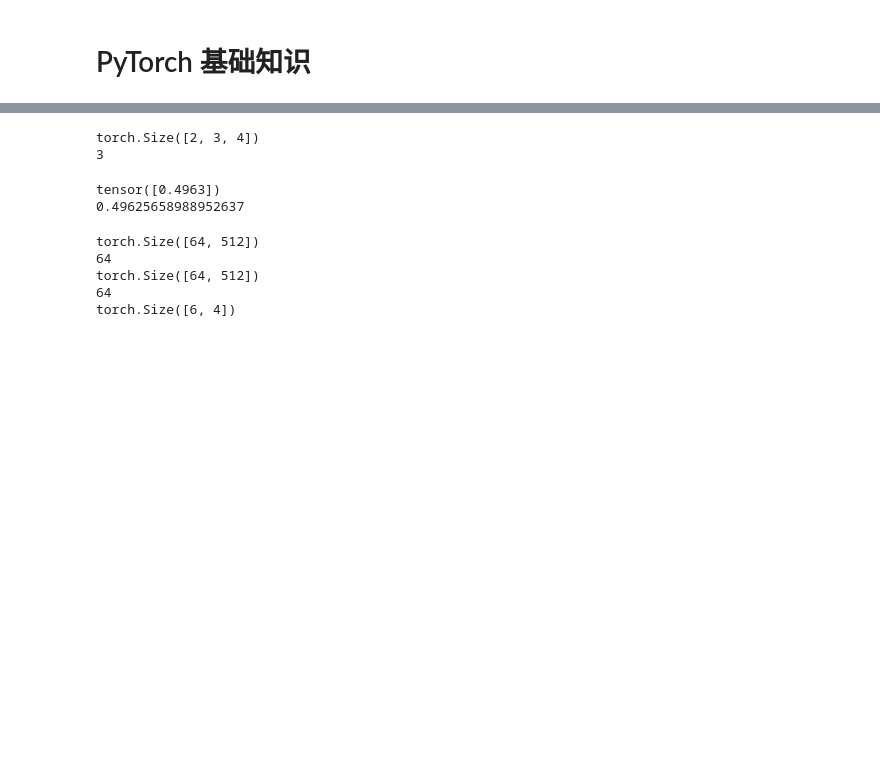
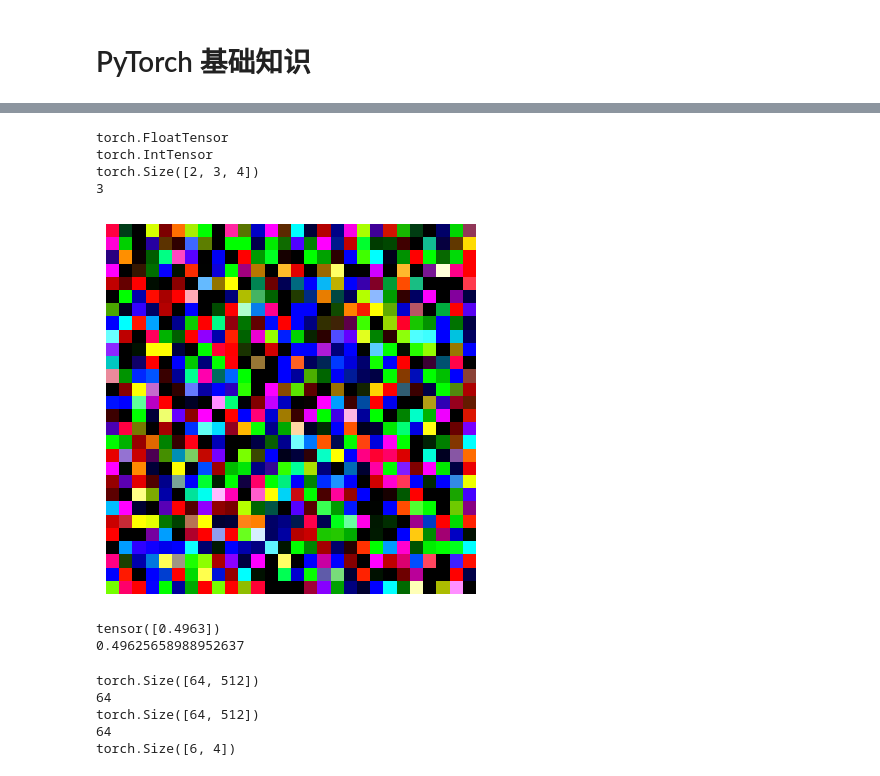
Before and after one commit to hexdjx/LearningCode, a Jupyter notebook: torch_utils.ipynb, the cells around one changed output, grey strips where cells are left out. Drawn from its saved outputs; the diff is of its cells as text; code cells hidden in the pictures; blank space fills up the shorter version.

```diff
--- a/torch_utils.ipynb
+++ b/torch_utils.ipynb
@@ -49,43 +52,49 @@ del tensor
 # 张量处理
 tensor = torch.randn(2, 3, 4)#(1,3,224, 224) # 1, 1024, 14, 14
 # print(tensor)
+print(tensor.type())
 tensor = tensor.int()
-# print(tensor.type())
+print(tensor.type())
+
 # print(tensor.float().type()) # float()
 print(tensor.shape) #size()
 print(tensor.dim())
 # %% [output]
+torch.FloatTensor
+torch.IntTensor
 torch.Size([2, 3, 4])
 3
 # %%
 # python image libirary PIL<-->numpy<-->torch Image:[0,1] float <--> [0,255] int
 
 import PIL
 import matplotlib.pyplot as plt
 import cv2
 import numpy as np
 import torch
 
 tensor = torch.randn(3,28,28)
 
 tensor = tensor.cuda()
 ndarray = tensor.cpu().numpy()
 # print(ndarray)
-tensor = torch.from_numpy(ndarray) # b c h w
+tensor = torch.from_numpy(ndarray) # b c h w  256 3 244 244 --> 256 10
 
 # [H W 3]-->[3 H W] # unsqueeze(0) [1, 3, H, W]
 image = PIL.Image.fromarray(torch.clamp(tensor*255, min=0, max=255).byte().permute(1,2,0).cpu().numpy())
 # image1 = torchvision.transforms.functional.to_pil_image(tensor) #与上面等价
 
 # image.show()
 
-# plt.figure()
-# plt.axis('off')
-# plt.imshow(image)
-# plt.show()
+plt.figure()
+plt.axis('off')
+plt.imshow(image)
+plt.show()
 
-cv2.imshow('im', np.asarray(image))
-key = cv2.waitKey(0)
-cv2.destroyAllWindows()
+# cv2.imshow('im', np.asarray(image))
+# key = cv2.waitKey(0)
+# cv2.destroyAllWindows()
+# %% [output]
+[figure, added]
 # %%
 import torchvision
```
Also changed, not shown: parts of 27 cells of this notebook, 3 other files.
